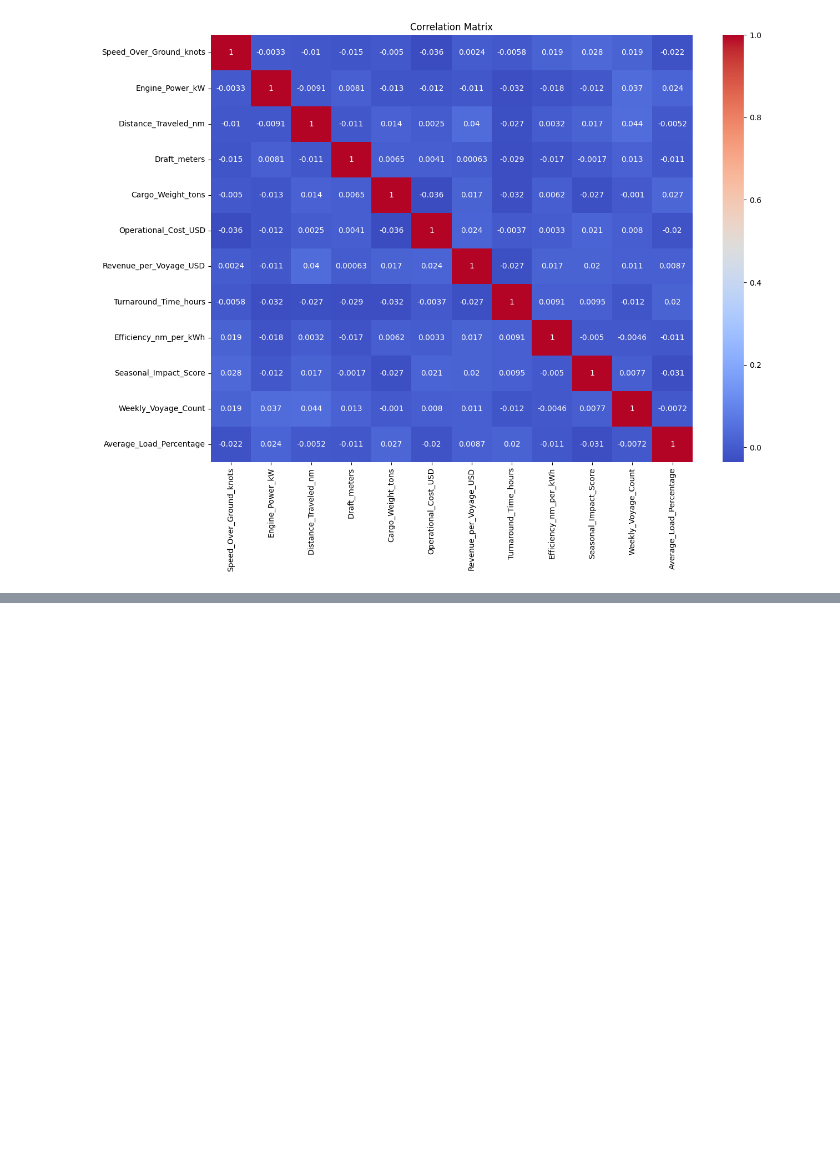
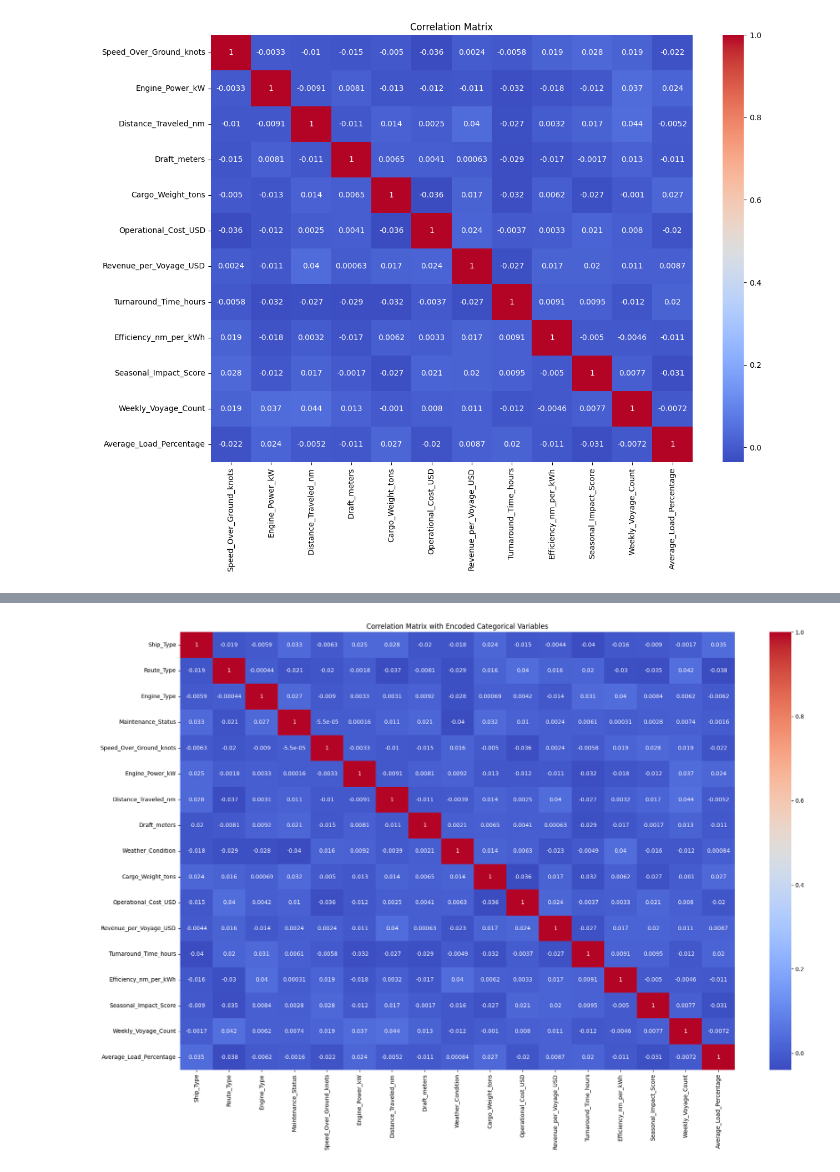
Before and after one commit to jupste/datascience-experiments, a Jupyter notebook: notebooks/eda.ipynb, the cells around one changed output, grey strips where cells are left out. Cells and saved outputs as stored; diff of their text form; code cells hidden in the pictures; blank space fills up the shorter version.

```diff
--- a/notebooks/eda.ipynb
+++ b/notebooks/eda.ipynb
@@ -125,3 +123,27 @@ plt.title("Correlation Matrix")
 plt.show()
 # %% [output]
 [figure]
+# %%
+from sklearn.preprocessing import LabelEncoder, OrdinalEncoder
+data = df.copy()
+# Fill NaN values with a constant value
+# LabelEncoder for non-ordinal data
+le = LabelEncoder()
+data.drop(columns=['Date'], inplace=True)
+data['Ship_Type'] = le.fit_transform(data['Ship_Type'])
+data['Engine_Type'] = le.fit_transform(data['Engine_Type'])
+
+# OrdinalEncoder for ordinal data with handle_unknown parameter
+oe = OrdinalEncoder(
+    categories=[
+        ['Coastal', 'Short-haul', 'Long-haul', 'Transoceanic'],  # Route_Type
+        ['Critical', 'Fair', 'Good'],                            # Maintenance_Status
+        ['Rough','Moderate', 'Calm',]                            # Weather_Condition
+    ],
+    handle_unknown='use_encoded_value',
+    unknown_value= -1  # Assign -1 to unknown categories
+)
+
+data[['Route_Type', 'Maintenance_Status', 'Weather_Condition']] = oe.fit_transform(data[['Route_Type', 'Maintenance_Status', 'Weather_Condition']])
+
+data
@@ -127,0 +164,8 @@ plt.show()
+# %%
+plt.figure(figsize=(22,14))
+
+sns.heatmap(data.corr(), annot=True, cmap='coolwarm')
+plt.title("Correlation Matrix with Encoded Categorical Variables")
+plt.show()
+# %% [output]
+[figure, added]
```
Also changed, not shown: parts of 12 cells of this notebook.
